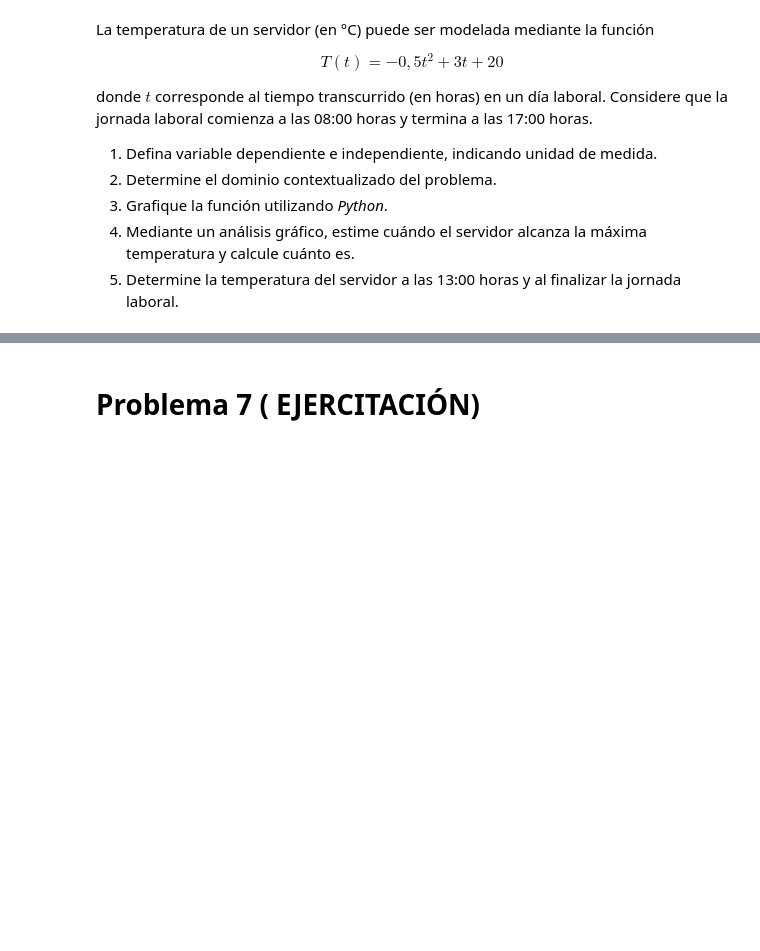
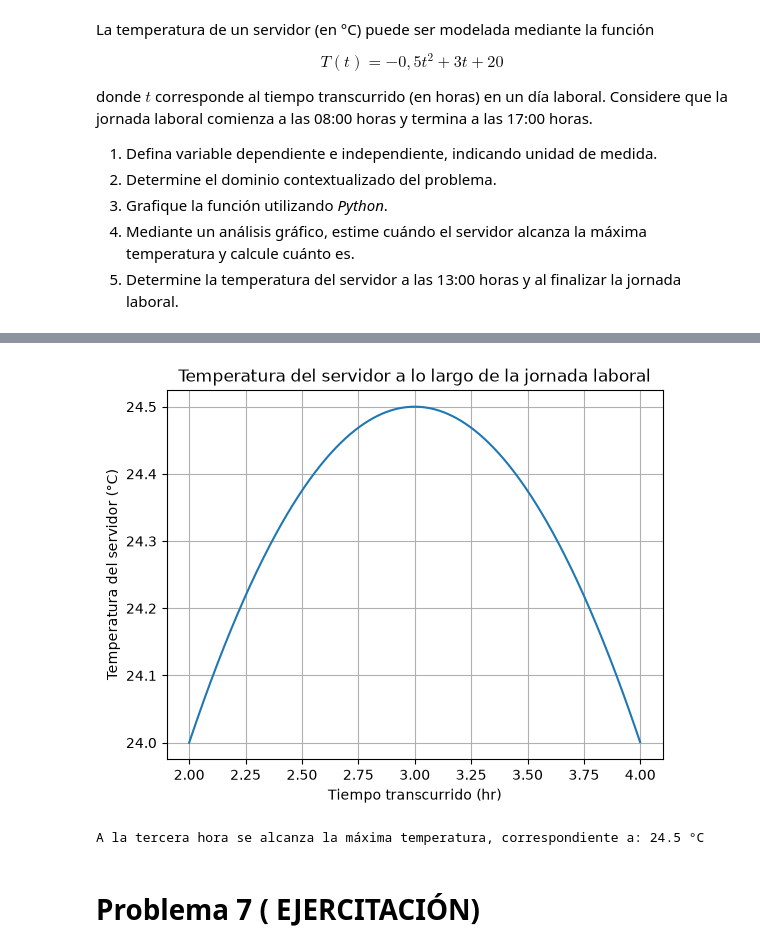
Before and after one commit to GoncalvesValenzuela/Programacion, a Jupyter notebook: G1_Funciones.ipynb, the cells around one changed output, grey strips where cells are left out. Saved outputs shown, nothing was run; the diff lists cells and outputs as text; code cells hidden in the pictures; blank space fills up the shorter version.

```diff
--- a/G1_Funciones.ipynb
+++ b/G1_Funciones.ipynb
@@ -174,3 +225,20 @@ donde $t$ corresponde al tiempo transcurrido (en horas) en un día laboral. Cons
+# %%
+def T(t):
+    return -0.5*(t**2) + 3*t + 20
+
+t = np.arange(2,4,0.001)
+
+plt.plot(t,T(t))
+plt.title("Temperatura del servidor a lo largo de la jornada laboral")
+plt.xlabel("Tiempo transcurrido (hr)")
+plt.ylabel("Temperatura del servidor (°C)")
+plt.grid(True)
+plt.show()
+
+print(f"A la tercera hora el servidor alcanza la máxima temperatura, correspondiente a: {T(3)} °C")
+# %% [output]
+[figure, added]
+A la tercera hora se alcanza la máxima temperatura, correspondiente a: 24.5 °C
 # %% [markdown]
 # Problema 7 ( EJERCITACIÓN)
 # %% [markdown]
```
Also changed, not shown: parts of 8 cells of this notebook.
